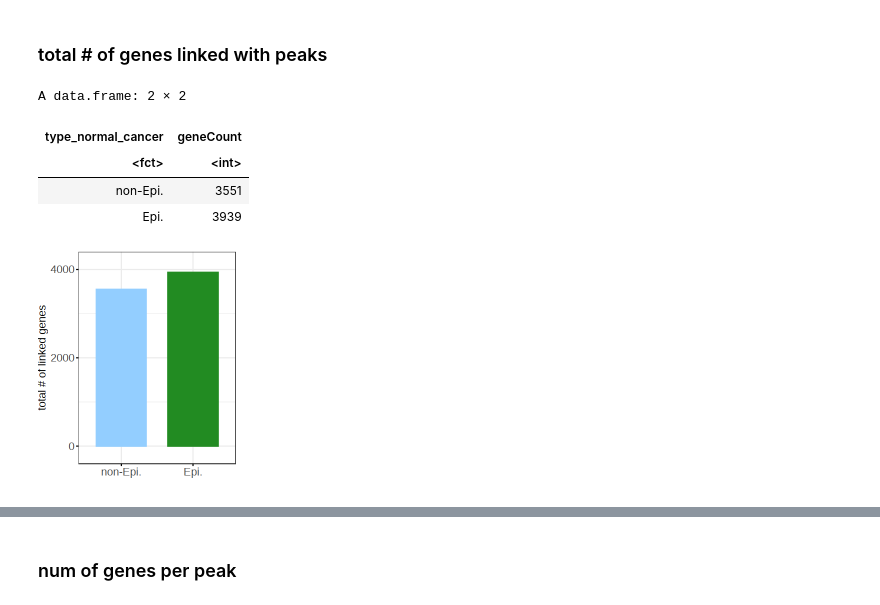
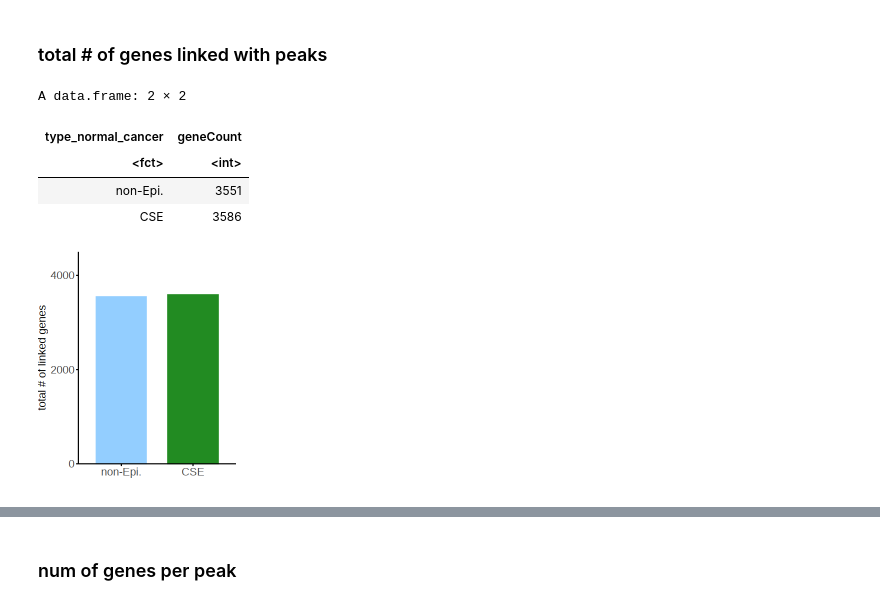
Before and after one commit to hyunsoo77/maleBC_single_cells, a Jupyter notebook: figure3_04_normal-vs-cancer_enhancers.ipynb, the cells around one changed output, grey strips where cells are left out. Drawn from its saved outputs; the diff is of its cells as text; code cells hidden in the pictures.

```diff
--- a/figure3_04_normal-vs-cancer_enhancers.ipynb
+++ b/figure3_04_normal-vs-cancer_enhancers.ipynb
@@ -125,21 +158,19 @@ A data.frame: 6 × 13
 # %%
 peaktype <- "enhancer"
+fname_rds <- sprintf("%s/rds/cancer_specific_%s_p2g_table.rds", dir_output_p2g, peaktype)
 
-# all epithelial cells
-fname_rds <- sprintf("%s/rds/cancer_enriched_%s_p2g_table.rds", dir_output_p2g, peaktype)
+df_p2g_cse <- readRDS(fname_rds)
+head(df_p2g_cse)
+dim(df_p2g_cse)
 
-df_p2g_epi <- readRDS(fname_rds)
-head(df_p2g_epi)
-dim(df_p2g_epi)
+upeaks_cse <- unique(df_p2g_cse$peakName)
+n_upeaks_cse <- length(upeaks_cse)
 
-upeaks_epi <- unique(df_p2g_epi$peakName)
-n_upeaks_epi <- length(upeaks_epi)
+ugenes_cse <- unique(df_p2g_cse$geneName)
+n_ugenes_cse <- length(ugenes_cse)
 
-ugenes_epi <- unique(df_p2g_epi$geneName)
-n_ugenes_epi <- length(ugenes_epi)
-
-cat(sprintf("# unique peaks epi: %d\n", n_upeaks_epi))
-cat(sprintf("# unique genes epi: %d\n", n_ugenes_epi))
+cat(sprintf("# unique peaks cse: %d\n", n_upeaks_cse))
+cat(sprintf("# unique genes cse: %d\n", n_ugenes_cse))
 # %% [output]
 A data.frame: 6 × 13
 |  | idxATAC | idxRNA | Correlation | FDR | VarQATAC | VarQRNA | EmpPval | EmpFDR | geneName | peakName | ... |
@@ -159,10 +190,8 @@ A data.frame: 6 × 13
 
 #comparision of non-epi vs. epi
 group_ref <- "non-Epi."
-group1 <- "Epi."
+group1 <- "CSE"
 
-# not in cancer_enriched_{peaktype}_p2g_table.rds
-# not in kmeans epithelial clusters
 # df_p2g_normal contain non-epithelial p2g
 f <- which(!df_p2g$peakName %in% df_p2g_epi$peakName)
 df_p2g_normal <- df_p2g[f,]
@@ -219,7 +248,7 @@ length(ugenes_normal_only)
 df_g <- data.frame(type_normal_cancer=factor(c(group_ref, group1), levels=c(group_ref, group1)),
             geneCount=c(
                 n_ugenes_normal,
-                n_ugenes_epi
+                n_ugenes_cse
             ))
 
 df_g
@@ -227,34 +256,36 @@ df_g
 nv_colors_normal_cancer <- c("#93CEFF", "forestgreen")
 names(nv_colors_normal_cancer) <- c(group_ref, group1)
 
 str_condition_plot <- sprintf("%s_%s-vs-%s_ngenes_linked%s", str_condition, group_ref, group1, filename_appendix)
+
 gg <- print_ggpubr(df_g,
             x = "type_normal_cancer", y = "geneCount",
             color = "type_normal_cancer",
             fill = "type_normal_cancer",
             order_x = c(group_ref, group1),
             facet.by = NULL, facet.ncol = 5,
             plot_type = "barplot",
             #list_comparison = list(c("Normal", "Cancer")),
             #symnum.args = NULL,
             step.increase = 0.03, label.y = 1500, vjust = -0.4, tip.length = c(0.05, 0.05),
             test = NULL, test_label.x = 1, test_label.y = 1, test_vjust = 0.5,
             color_manual = nv_colors_normal_cancer,
             fill_manual = nv_colors_normal_cancer,
-            ylimits = c(0, 4000),
+            ylimits = c(0, 4500),
             ybreaks = pretty(c(0, 6000), n = 4),
-            yexpand = c(0.1, 0.1),
+            yexpand = c(0, 0),
             yintercept = NULL,
             xlim = NULL, ylim = NULL,
             xlab = "", ylab = "total # of linked genes",
             angle = 0, font_size = 13,
+            theme_style = "simple",
             width = 3.3, height = 4,
             str_condition_plot = str_condition_plot,
             n_log = 0)
 # %% [output]
 A data.frame: 2 × 2
 | type_normal_cancer | geneCount |
 | <fct> | <int> |
 | non-Epi. | 3551 |
-| Epi. | 3939 |
+| CSE | 3586 |
-[figure, old version]
+[figure, new version]
```
Also changed, not shown: parts of 16 cells of this notebook.
